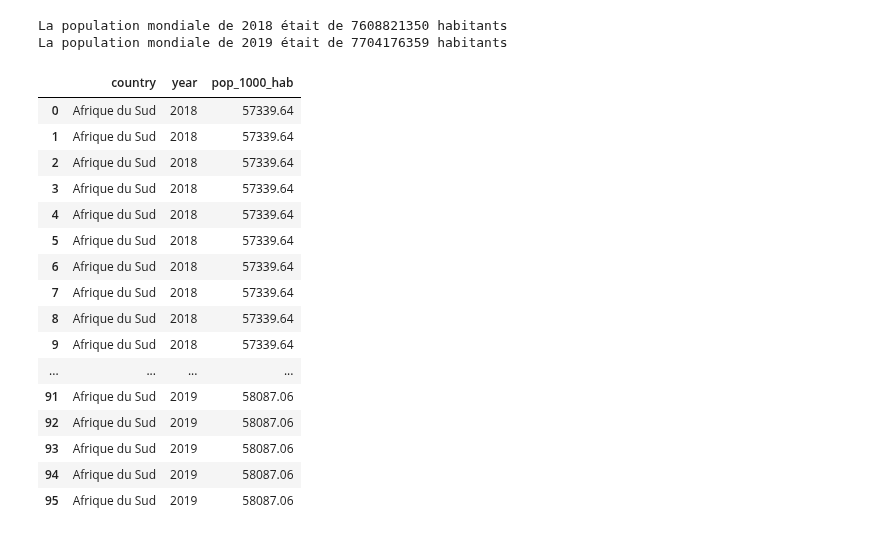
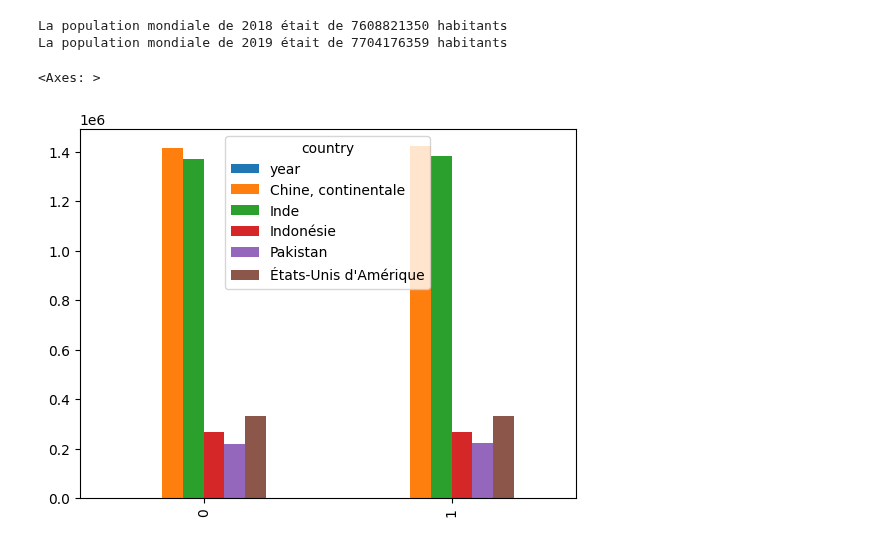
Before and after one commit to Melobgn/Brief-pandas-SEM, a Jupyter notebook: dataframes.ipynb, the cells around one changed output. Cells and saved outputs as stored; diff of their text form; code cells hidden in the pictures.

```diff
--- a/dataframes.ipynb
+++ b/dataframes.ipynb
@@ -394,33 +394,23 @@ La population mondiale de 2019 était de 7704176359 habitants
 # grouped = sorted.groupby(['item'])
 # grouped
 # %%
- # Exercice 31
+# Exercice 31
 # Avec Matplotlib, tracez l'évolution de la population (pop_1000_hab) de 2018 à 2019 pour les 5 pays les plus peuplés.
 # Utilisez un graphique en barres pour chaque pays pour comparer les deux années.
 
 df_31 = df[['country','year','pop_1000_hab']]
-df_31 = df_31.groupby('year')
-# df_31 = df_31.sort_values('pop_1000_hab', ascending=False)
-df_31.head(10)
+df_31 = df_31.groupby(['country', 'year'])['pop_1000_hab'].agg(max)
+df_31 = df_31.reset_index()
+df_31 = df_31.sort_values('pop_1000_hab', ascending=False).head(10)
 
-# df.plot()
+piv = df_31.pivot_table(values='pop_1000_hab', columns=['country'], index='year')
+piv
+
+piv = piv.reset_index()
+piv
+piv.plot(kind='bar')
 # %% [output]
-|  | country | year | pop_1000_hab |
-| 0 | Afrique du Sud | 2018 | 57339.64 |
-| 1 | Afrique du Sud | 2018 | 57339.64 |
-| 2 | Afrique du Sud | 2018 | 57339.64 |
-| 3 | Afrique du Sud | 2018 | 57339.64 |
-| 4 | Afrique du Sud | 2018 | 57339.64 |
-| 5 | Afrique du Sud | 2018 | 57339.64 |
-| 6 | Afrique du Sud | 2018 | 57339.64 |
-| 7 | Afrique du Sud | 2018 | 57339.64 |
-| 8 | Afrique du Sud | 2018 | 57339.64 |
-| 9 | Afrique du Sud | 2018 | 57339.64 |
-| ... | ... | ... | ... |
-| 91 | Afrique du Sud | 2019 | 58087.06 |
-| 92 | Afrique du Sud | 2019 | 58087.06 |
-| 93 | Afrique du Sud | 2019 | 58087.06 |
-| 94 | Afrique du Sud | 2019 | 58087.06 |
-| 95 | Afrique du Sud | 2019 | 58087.06 |
+<Axes: >
+[figure, added]
 # %%
 #18, 21, 25, 26, 28, 31
```
